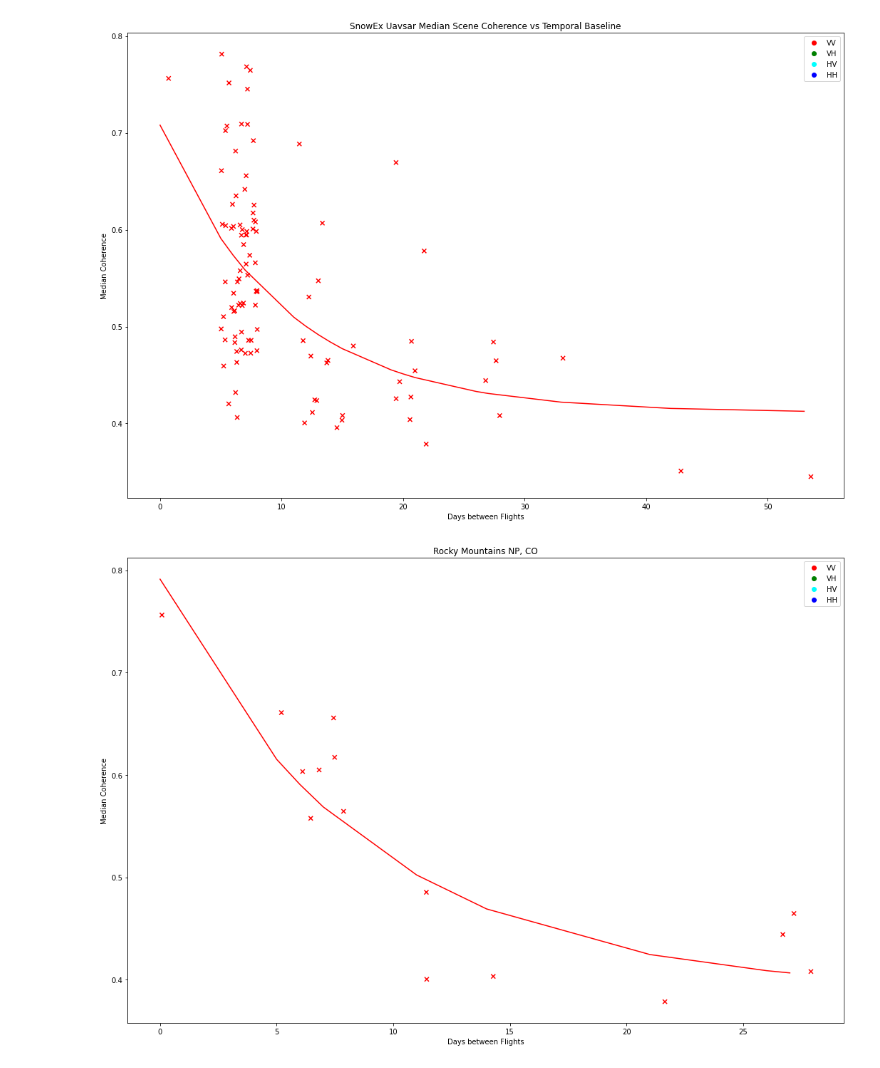
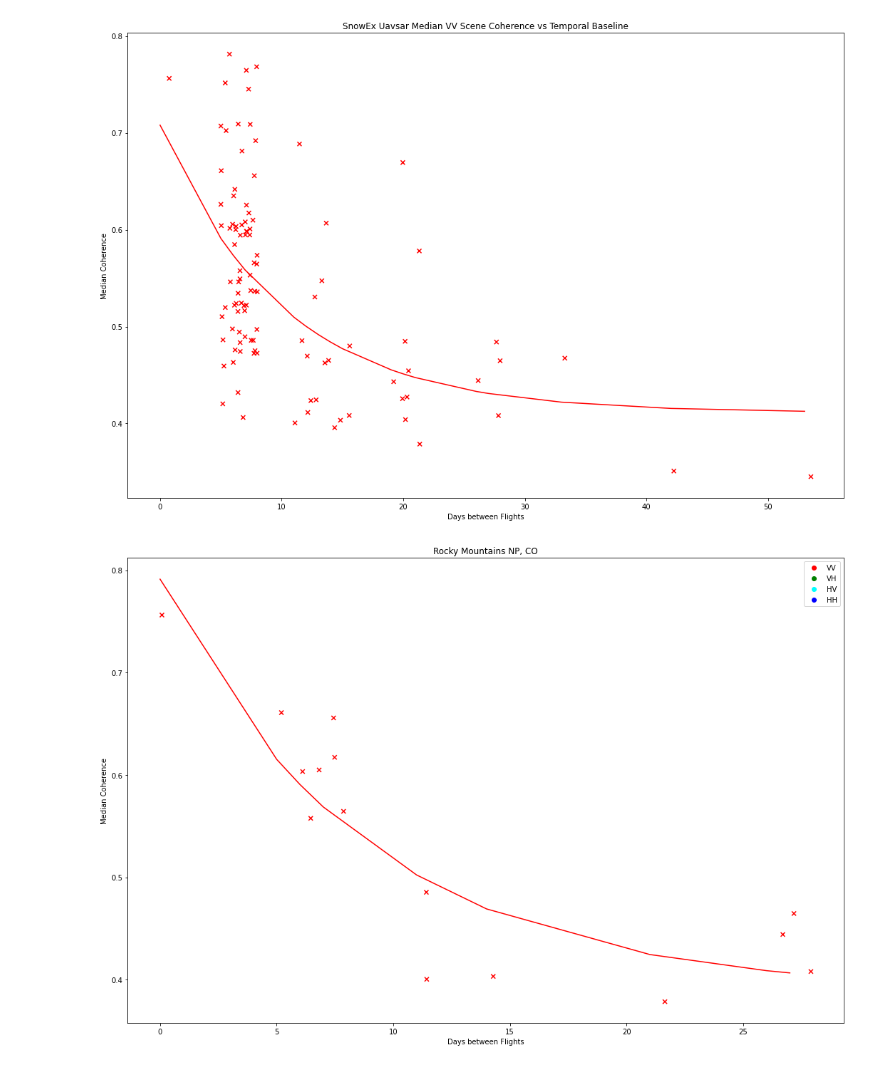
Before and after one commit to ZachHoppinen/uavsar, a Jupyter notebook: src/coherence/coherence_visualization.ipynb, the cells around one changed output. Drawn from its saved outputs; the diff is of its cells as text; code cells hidden in the pictures.

Commit message:
coherence figs

```diff
--- a/src/coherence/coherence_visualization.ipynb
+++ b/src/coherence/coherence_visualization.ipynb
@@ -73,37 +73,37 @@ plt.savefig(join(fig_dir, 'time_pol_coh.png'), dpi = 300)
 with open(expanduser('~/uavsar/results/time_coh/res_df_full'), 'rb') as f:
     res = pickle.load(f)
 res = res[res.pol == 'VV']
 # res = res[(res.pol == 'VH') | (res.pol == 'HH')]
 pol_cs = [pol_cols[i] for i in res.pol]
 f, ax = plt.subplots(figsize = (18,12))
 jitter = np.random.random(len(res.diff_dt))
 # plt.vlines(x = res.diff_dt + jitter, ymin = res['coh_25'], ymax = res['coh_75'], colors = pol_cs, alpha = 0.3)
 plt.scatter(x = res.diff_dt + jitter, y = res.median_coh, marker = 'x', c = pol_cs)
 # plt.xscale('log')
 
 # The following two lines generate custom fake lines that will be used as legend entries:
 markers = [plt.Line2D([0,0],[0,0],color=color, marker='o', linestyle='') for color in pol_cols.values()]
-plt.legend(markers, pol_cols.keys(), numpoints=1)
+# plt.legend(markers, pol_cols.keys(), numpoints=1)
 i = 0
 for pol in np.unique(res.pol.values):
 # # Add lm text
 #     s, lm = lm_text(res[res.pol == pol].diff_dt, y = res[res.pol == pol].median_coh)
 #     s = f'{pol}: ' + s
 #     plt.text(0.85, 0.98 - i, s, ha='right', va='top', transform=ax.transAxes, fontdict = {'size': 12})
 #     i += 0.02
 
 #     x, y = lm_line(lm, (0, 55))
 #     plt.plot(x,y, color = pol_cols[pol], linewidth = 2)
     sub = res[res.pol == pol].sort_values('diff_dt')
     plot_exp(sub.diff_dt.values, sub.median_coh.values, ax, line_color = pol_cols[pol])
 
 plt.xlabel('Days between Flights')
 plt.ylabel('Median Coherence')
-plt.title('SnowEx Uavsar Median Scene Coherence vs Temporal Baseline')
+plt.title('SnowEx Uavsar Median VV Scene Coherence vs Temporal Baseline')
 # plt.xlim(4,9)
-plt.savefig(join(fig_dir, 'time_pol_coh.png'), dpi = 300)
+plt.savefig(join(fig_dir, 'time_pol_coh_vv.png'), dpi = 300)
 # %% [output]
-[figure, old version]
+[figure, new version]
 # %%
 with open(expanduser('~/uavsar/results/time_coh/res_df_full'), 'rb') as f:
     res = pickle.load(f)
```
Also changed, not shown: parts of 1 cell of this notebook, 5 other files.
